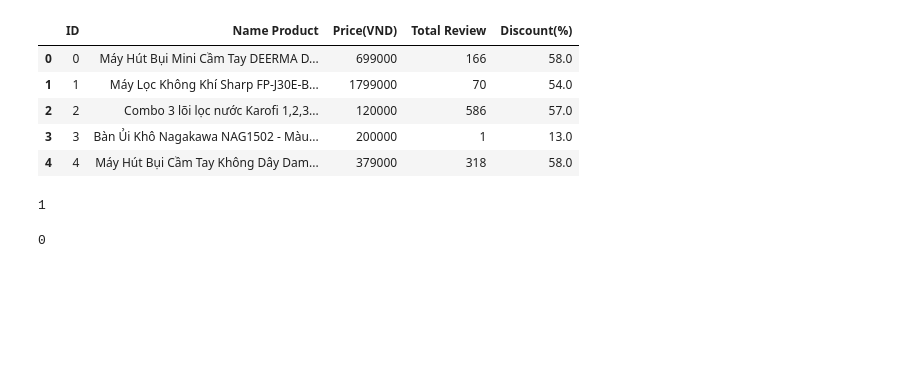
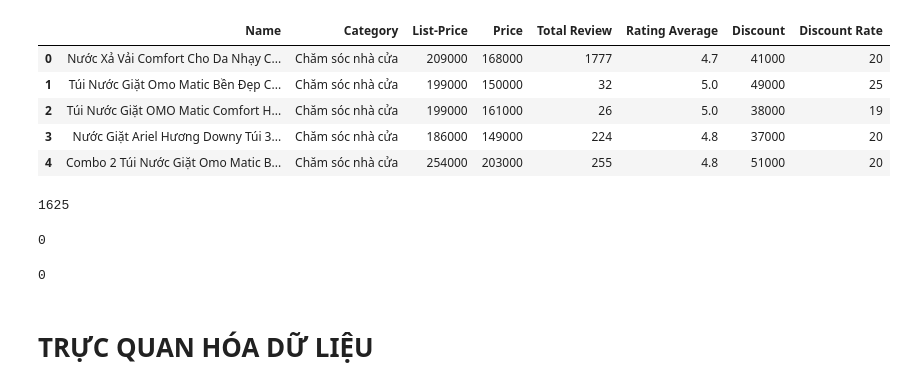
Before and after one commit to phanthetue2309/Data-Science-School-Learn, a Jupyter notebook: 25_04_2021_Final_Exam/Final_Exam.ipynb, the cells around one changed output. Cells and saved outputs as stored; diff of their text form; code cells hidden in the pictures; blank space fills up the shorter version.

```diff
--- a/25_04_2021_Final_Exam/Final_Exam.ipynb
+++ b/25_04_2021_Final_Exam/Final_Exam.ipynb
@@ -1,23 +1,28 @@
 # %%
 import pandas as pd
 import numpy as np
 from sklearn.model_selection import train_test_split
 import statistics
 from sklearn.linear_model import LogisticRegression
 from sklearn.metrics import accuracy_score
 import matplotlib.pyplot as plt
+import seaborn as sns
 
-df=pd.read_csv('tiki.csv')
+df=pd.read_csv('full_tiki.csv')
 df.head()
 # %% [output]
-|  | ID | Name Product | Price(VND) | Total Review | Discount(%) |
-| 0 | 0 | Máy Hút Bụi Mini Cầm Tay DEERMA D... | 699000 | 166 | 58.0 |
-| 1 | 1 | Máy Lọc Không Khí Sharp FP-J30E-B... | 1799000 | 70 | 54.0 |
-| 2 | 2 | Combo 3 lõi lọc nước Karofi 1,2,3... | 120000 | 586 | 57.0 |
-| 3 | 3 | Bàn Ủi Khô Nagakawa NAG1502 - Màu... | 200000 | 1 | 13.0 |
-| 4 | 4 | Máy Hút Bụi Cầm Tay Không Dây Dam... | 379000 | 318 | 58.0 |
+|  | Name | Category | List-Price | Price | Total Review | Rating Average | Discount | Discount Rate |
+| 0 | Nước Xả Vải Comfort Cho Da Nhạy C... | Chăm sóc nhà cửa | 209000 | 168000 | 1777 | 4.7 | 41000 | 20 |
+| 1 | Túi Nước Giặt Omo Matic Bền Đẹp C... | Chăm sóc nhà cửa | 199000 | 150000 | 32 | 5.0 | 49000 | 25 |
+| 2 | Túi Nước Giặt OMO Matic Comfort H... | Chăm sóc nhà cửa | 199000 | 161000 | 26 | 5.0 | 38000 | 19 |
+| 3 | Nước Giặt Ariel Hương Downy Túi 3... | Chăm sóc nhà cửa | 186000 | 149000 | 224 | 4.8 | 37000 | 20 |
+| 4 | Combo 2 Túi Nước Giặt Omo Matic B... | Chăm sóc nhà cửa | 254000 | 203000 | 255 | 4.8 | 51000 | 20 |
+# %%
+len(df)
+# %% [output]
+1625
 # %%
-df['Discount(%)'].isnull().sum()  # đếm số giá trị thiếu trong cột
+df['Discount Rate'].isnull().sum()  # đếm số giá trị thiếu trong cột
 # %% [output]
-1
+0
 # %%
@@ -113,0 +32,2 @@ for i in range (7):
+# %% [markdown]
+# TRỰC QUAN HÓA DỮ LIỆU
```
Also changed, not shown: parts of 18 cells of this notebook.
